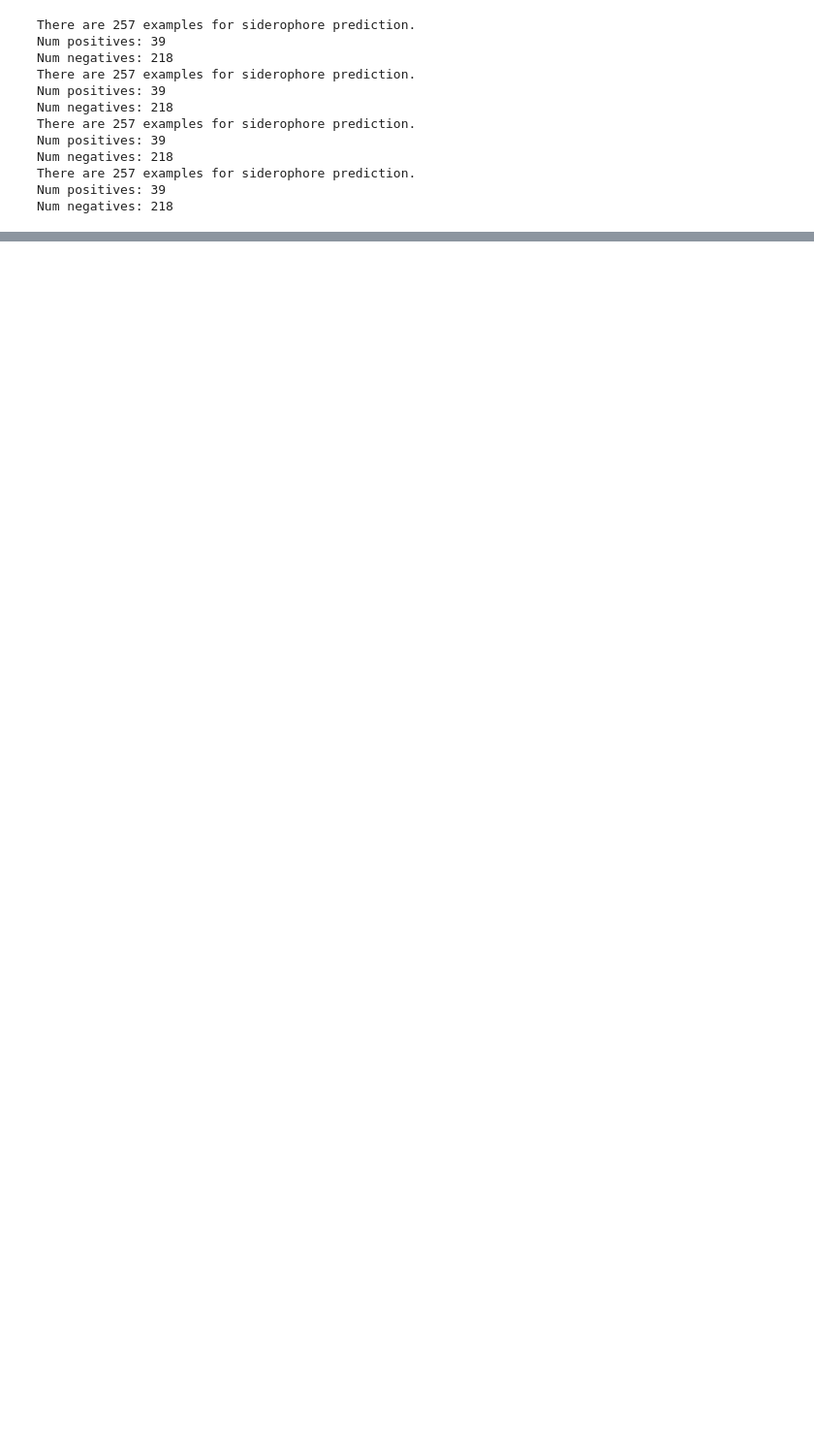
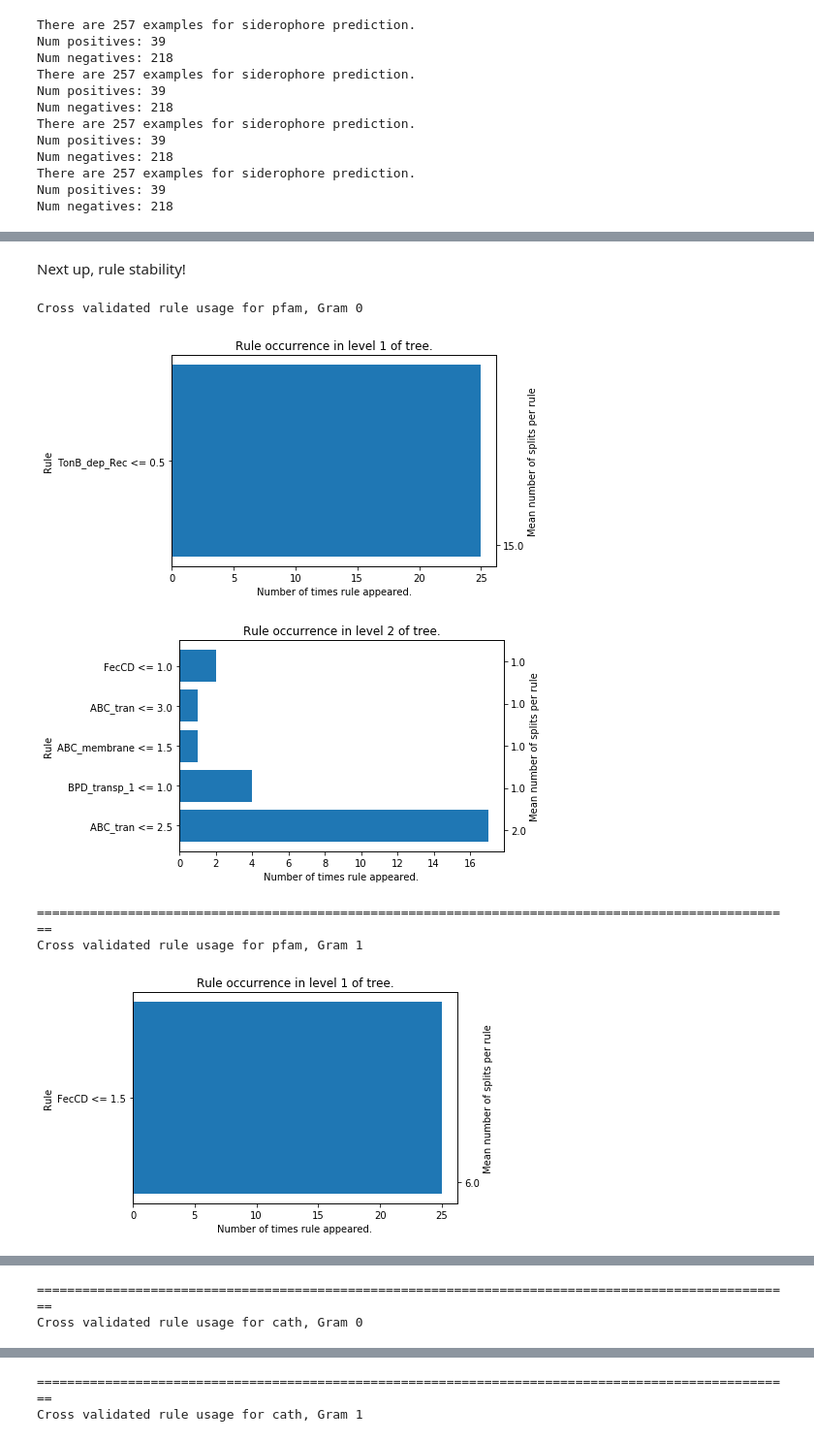
Before and after one commit to nickbhat/bgc_tran, a Jupyter notebook: full_stability.ipynb, the cells around one changed output, grey strips where cells are left out. Shown at 97% size. Cells and saved outputs as stored; diff of their text form; code cells hidden in the pictures; blank space fills up the shorter version.

```diff
--- a/full_stability.ipynb
+++ b/full_stability.ipynb
@@ -89,0 +127,31 @@ def powerset(iterable):
+# %% [markdown]
+Next up, rule stability!
+# %%
+for subset in powerset(siderophore_data.items()):
+    if len(subset) == 0:
+        continue
+
+    # Subset is of the form ((key, data), (key, data), ...)
+    # so we have to slice it.
+    keys = [x[0] for x in subset]
+    df = [x[1].set_index('BGC') for x in subset]
+    df = pd.concat(df, axis=1)
+
+    # Bookkeeping: make BGC a column and remove duplications
+    df = df.reset_index()
+    df = df.loc[:, ~df.columns.duplicated()]
+
+    names = ' + '.join(keys)
+    features = df.columns.drop(['BGC', 'label', 'Gram'])
+
+    for gram_type, d in df.groupby('Gram'):
+        X, y = create_clf_data(d)
+        title = f'Cross validated rule usage for {names}, Gram {gram_type}'
+        visualize_tree_rules(X, y, classifiers['tree'], features, title=title)
+# %% [output]
+Cross validated rule usage for pfam, Gram 0
+[figure, added]
+[figure, added]
+====================================================================================================
+Cross validated rule usage for pfam, Gram 1
+[figure, added]
@@ -89,0 +159,2 @@ def powerset(iterable):
+====================================================================================================
+Cross validated rule usage for cath, Gram 0
@@ -89,0 +163,2 @@ def powerset(iterable):
+====================================================================================================
+Cross validated rule usage for cath, Gram 1
```
Also changed, not shown: parts of 10 cells of this notebook, 1 other file.
